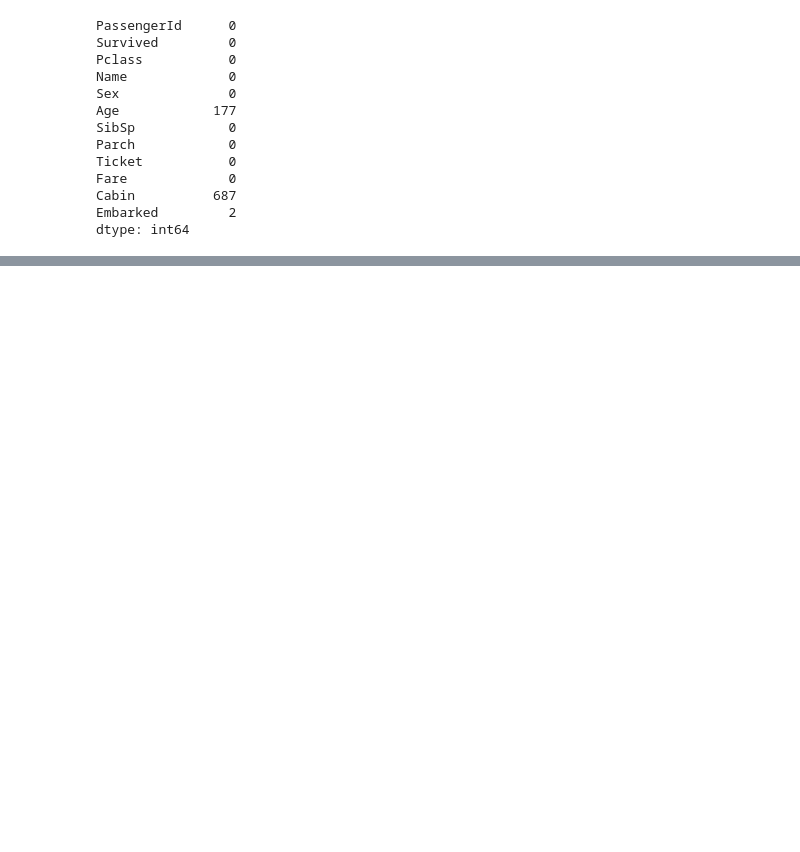
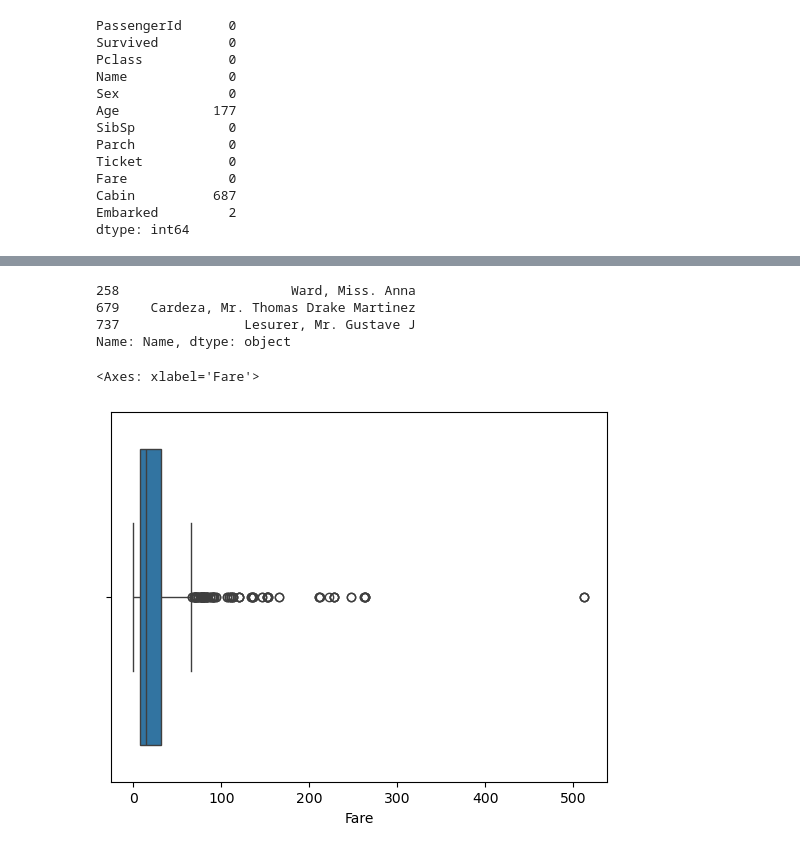
Before and after one commit to saileshchikkam/GEN-Ai, a Jupyter notebook: Machine Learning/MLDLC__MachineLearningDevelopmentLifecycle/3_EDA_ExploratoryDataAnalysis/EDA.ipynb, the cells around one changed output, grey strips where cells are left out. Drawn from its saved outputs; the diff is of its cells as text; code cells hidden in the pictures; blank space fills up the shorter version.

```diff
--- a/Machine Learning/MLDLC__MachineLearningDevelopmentLifecycle/3_EDA_ExploratoryDataAnalysis/EDA.ipynb
+++ b/Machine Learning/MLDLC__MachineLearningDevelopmentLifecycle/3_EDA_ExploratoryDataAnalysis/EDA.ipynb
@@ -52,0 +179,12 @@ dtype: int64
+# %%
+df[df['Ticket'] == 'PC 17755']['Name'] ## 3 members
+# %% [output]
+258                      Ward, Miss. Anna
+679    Cardeza, Mr. Thomas Drake Martinez
+737                Lesurer, Mr. Gustave J
+Name: Name, dtype: object
+# %%
+sns.boxplot(data = df, x='Fare')
+# %% [output]
+<Axes: xlabel='Fare'>
+[figure, added]
```
Also changed, not shown: parts of 41 cells of this notebook.
